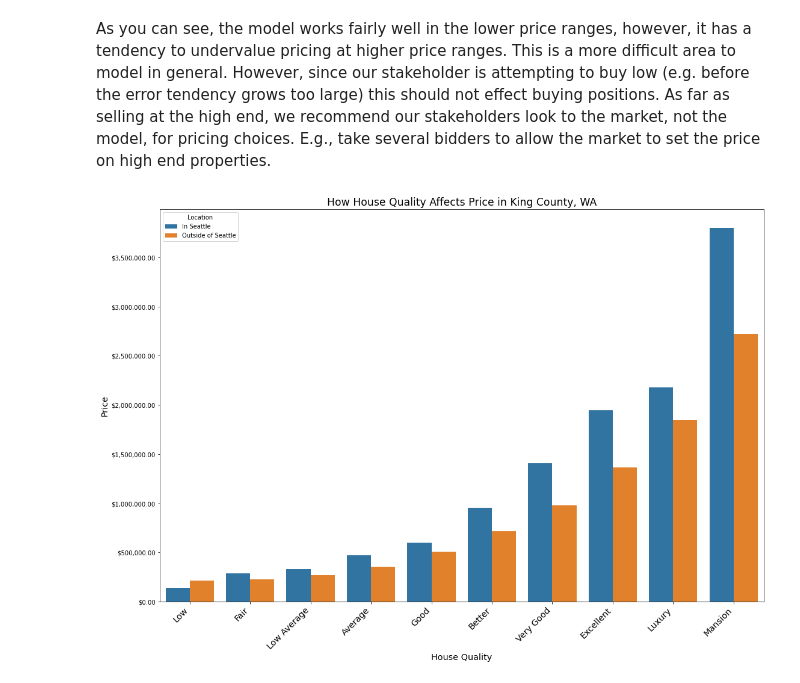
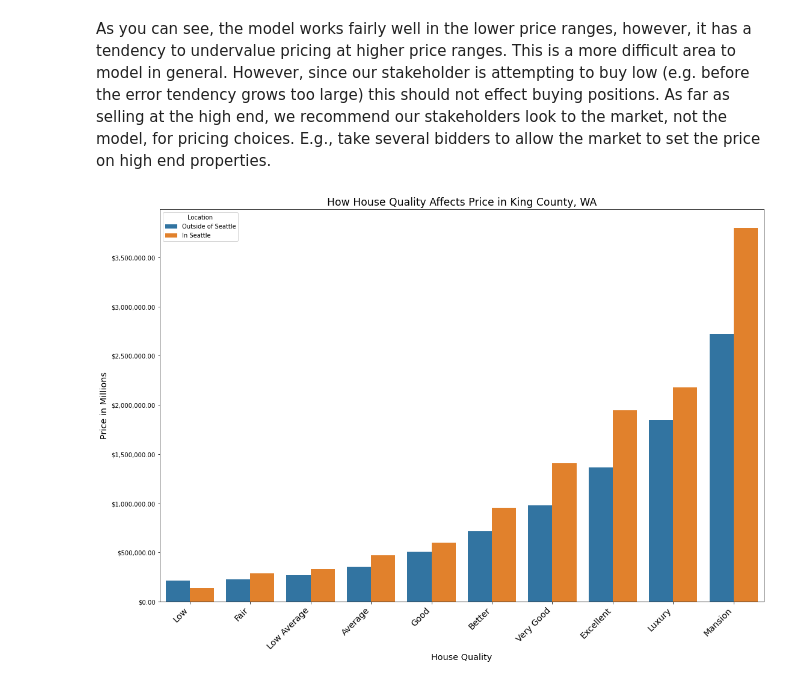
Before and after one commit to JulianWard147/phase_2_group_4, a Jupyter notebook: Main_notebook.ipynb, the cells around one changed output. Drawn from its saved outputs; the diff is of its cells as text; code cells hidden in the pictures.

```diff
--- a/Main_notebook.ipynb
+++ b/Main_notebook.ipynb
@@ -786,22 +784,22 @@ As you can see, the model works fairly well in the lower price ranges, however,
 # %%
 #begin silly work around to the legend not working
 
 to_graph = X_with_in_sea.loc[:, ['grade_num_cat', 'price', 'in_Seattle'] ]
 to_graph['in_Seattle'].replace(to_replace= [0, 1], value =['Outside of Seattle','In Seattle'], inplace= True)
 to_graph.rename(columns={"in_Seattle": "Location"}, inplace = True)
 
 #End silly work around
 
 fig, ax = plt.subplots(figsize = (18,12))
-ax = sns.barplot(data = to_graph, x = 'grade_num_cat', y= 'price', hue = 'Location', ci = 0)
+ax = sns.barplot(data = to_graph, x = 'grade_num_cat', y= 'price', hue = 'Location', ci = 0, hue_order = ['Outside of Seattle','In Seattle'])
 ax.set_title('How House Quality Affects Price in King County, WA', fontsize = 'xx-large')
 ax.set_xlabel('House Quality', fontsize = 'x-large')
-ax.set_ylabel('Price', fontsize = 'x-large')
+ax.set_ylabel('Price in Millions', fontsize = 'x-large')
 ax.yaxis.set_major_formatter('${x:1,.2f}')
 ax.set_xticklabels(['Low','Fair','Low Average', 'Average', 'Good', 'Better', 'Very Good','Excellent', 'Luxury', 'Mansion'],
                       rotation = 45, horizontalalignment = 'right', fontsize = 'x-large');
 # %% [output]
-[figure, old version]
+[figure, new version]
 # %%
 #coefficients = pd.DataFrame(fourth_model.coef_,X_train_fourth_model.columns, columns=['Coefficients'])
 zipcodes_price = df.groupby('zipcode').agg('mean').sort_values('price')
```
Also changed, not shown: parts of 16 cells of this notebook.
